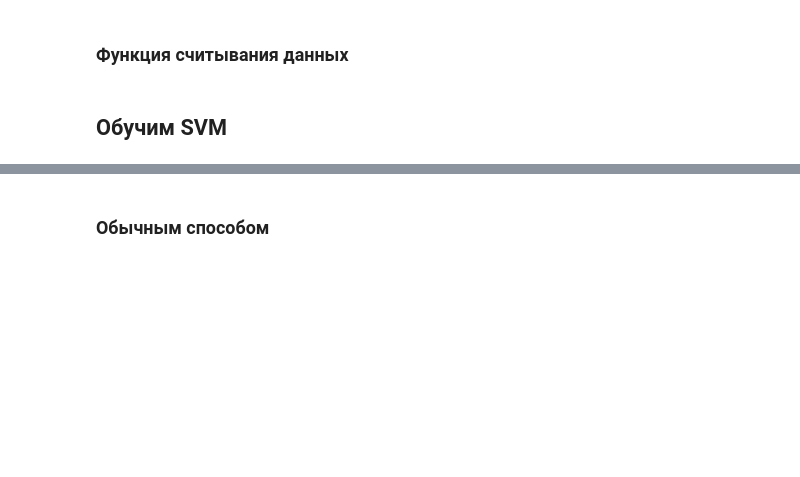
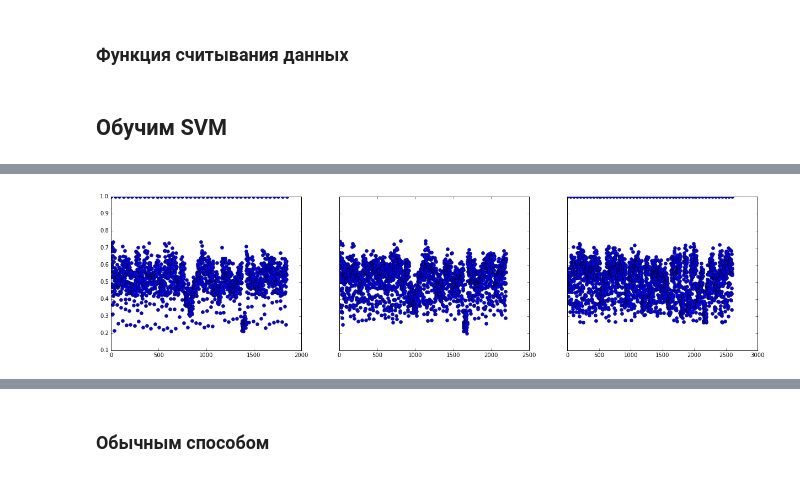
Before and after one commit to Tismoney/PRNI2016, a Jupyter notebook: KernelAlgoritm/KernelAlgoritm.ipynb, the cells around one changed output, grey strips where cells are left out. Drawn from its saved outputs; the diff is of its cells as text; code cells hidden in the pictures; blank space fills up the shorter version.

```diff
--- a/KernelAlgoritm/KernelAlgoritm.ipynb
+++ b/KernelAlgoritm/KernelAlgoritm.ipynb
@@ -162,0 +205,4 @@ def my_kernel(X, Xfit):
+# %%
+show_ker(255)
+# %% [output]
+[figure, added]
```
Also changed, not shown: parts of 10 cells of this notebook.
